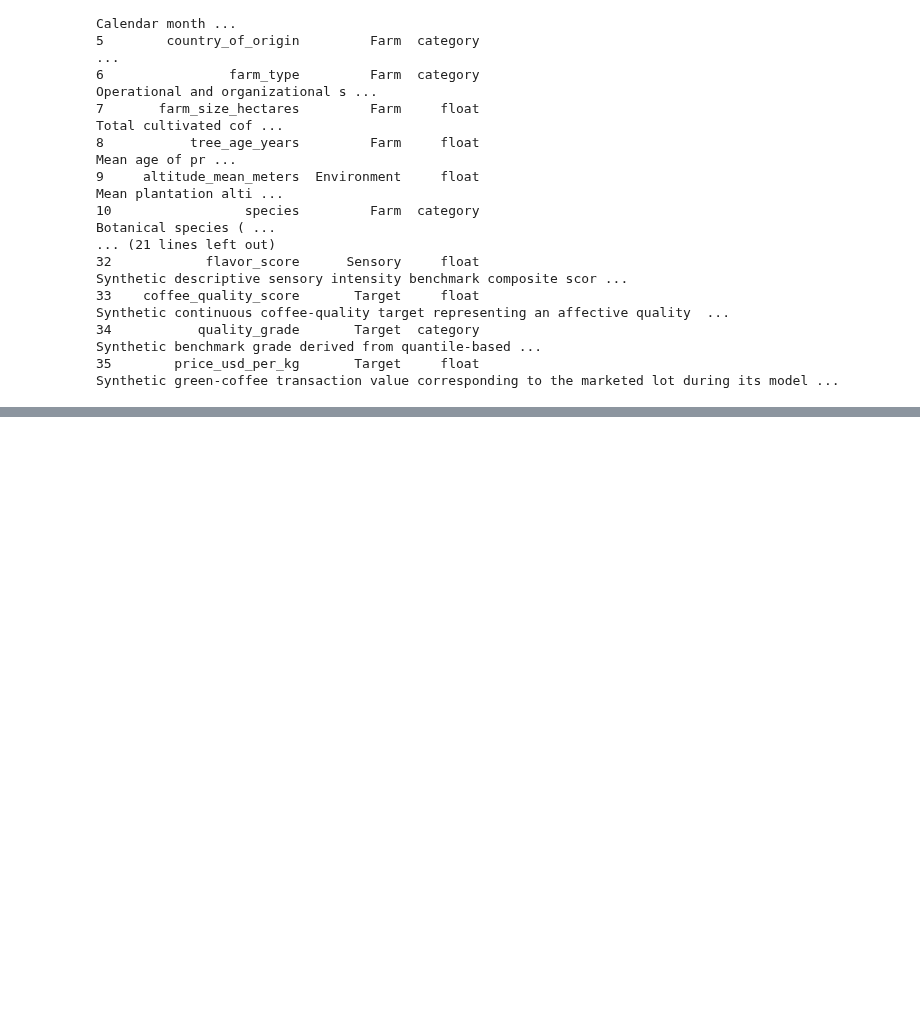
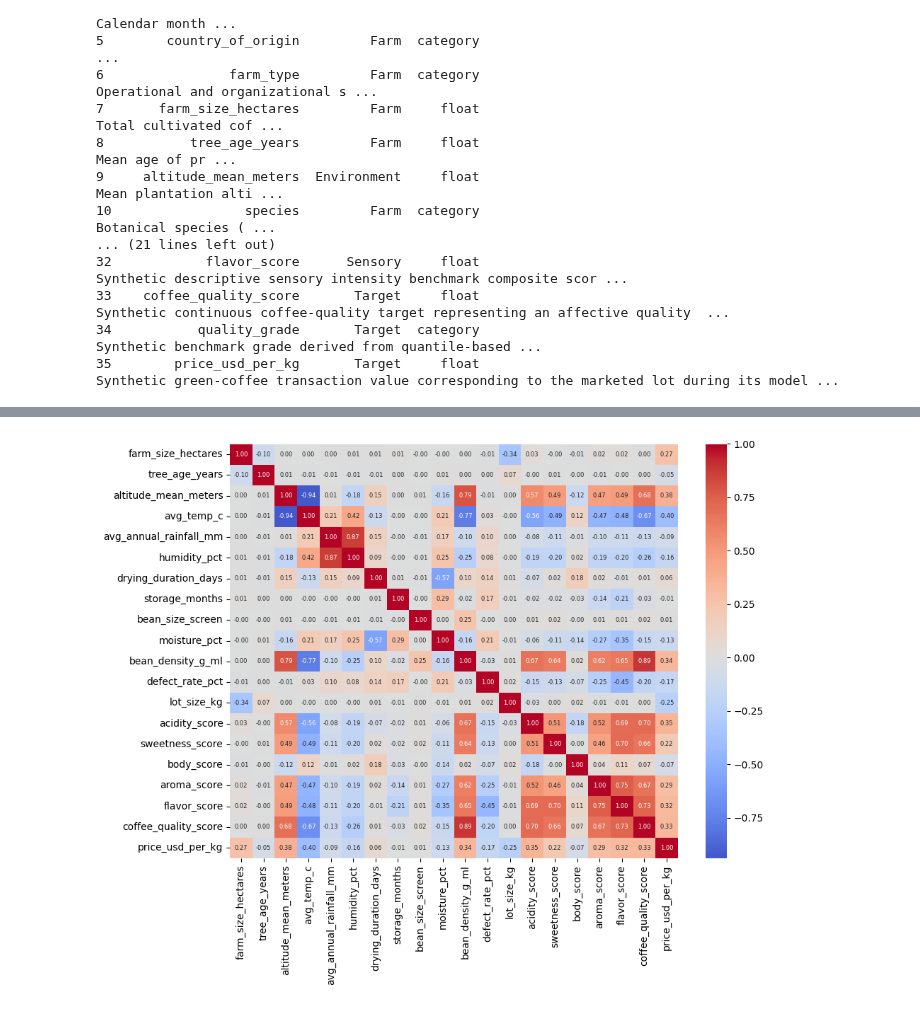
Before and after one commit to tiopramana/machine_learning, a Jupyter notebook: Project/Coffe_Quality_Benchmark/main.ipynb, the cells around one changed output, grey strips where cells are left out. Saved outputs shown, nothing was run; the diff lists cells and outputs as text; code cells hidden in the pictures; blank space fills up the shorter version.

```diff
--- a/Project/Coffe_Quality_Benchmark/main.ipynb
+++ b/Project/Coffe_Quality_Benchmark/main.ipynb
@@ -113,0 +144,10 @@ dtype: int64
+# %%
+num = [c for c in train.select_dtypes('number').columns if c not in ("harvest_calendar_year", "harvest_month")]
+
+plt.figure(figsize=(10,8))
+
+sns.heatmap(train[num].corr(), cmap='coolwarm', center=0, annot=True, fmt='.2f', annot_kws={"size": 6})
+
+plt.tight_layout()
+# %% [output]
+[figure, added]
```
Also changed, not shown: parts of 6 cells of this notebook, 1 other file.
